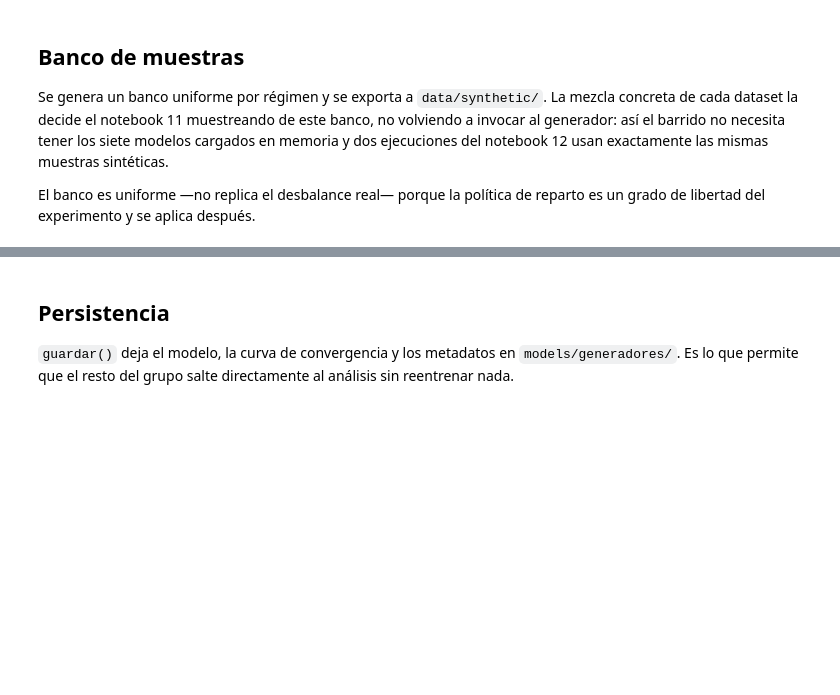
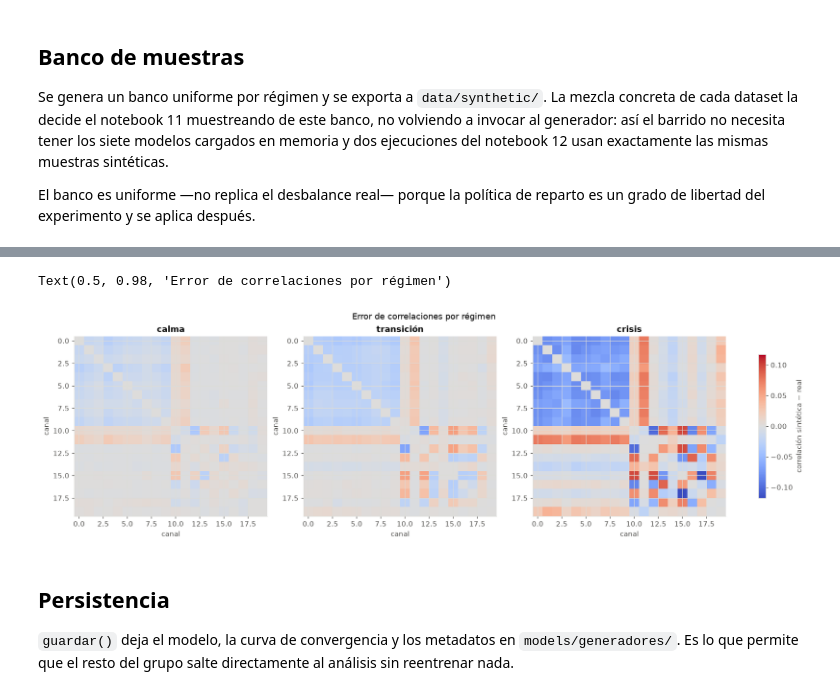
Before and after one commit to Romequinco/TALLER_GENERATIVOS, a Jupyter notebook: notebooks/05_gen_gaussiano.ipynb, the cells around one changed output, grey strips where cells are left out. Saved outputs shown, nothing was run; the diff lists cells and outputs as text; code cells hidden in the pictures; blank space fills up the shorter version.

```diff
--- a/notebooks/05_gen_gaussiano.ipynb
+++ b/notebooks/05_gen_gaussiano.ipynb
@@ -260,3 +331,60 @@ rango de valores: -8.94 · 9.47 (referencia real: -10.27 · 11.4 )
+# %%
+def correlacion_canales(bloque):
+    panel = bloque[:, : v.pasado * n_canales]
+    panel = panel.reshape(-1, n_canales)
+    return np.corrcoef(panel, rowvar=False)
+
+
+diferencias = []
+
+for k in range(n_regimenes):
+    reales_k = bloque_train[train.y_reg == k]
+    sinteticos_k = bloques_sint[y_sint == k]
+
+    corr_real = correlacion_canales(reales_k)
+    corr_sint = correlacion_canales(sinteticos_k)
+
+    diferencias.append(corr_sint - corr_real)
+
+
+limite = max(
+    0.05,
+    max(float(np.nanmax(np.abs(diferencia))) for diferencia in diferencias),
+)
+
+fig, ejes = plt.subplots(
+    1,
+    n_regimenes,
+    figsize=(15, 4.5),
+    constrained_layout=True,
+)
+
+nombres_regimen = ["calma", "transición", "crisis"]
+
+for k, (eje, diferencia) in enumerate(zip(ejes, diferencias)):
+    imagen = eje.imshow(
+        diferencia,
+        cmap="coolwarm",
+        vmin=-limite,
+        vmax=limite,
+        aspect="auto",
+    )
+
+    eje.set_title(nombres_regimen[k])
+    eje.set_xlabel("canal")
+    eje.set_ylabel("canal")
+
+fig.colorbar(
+    imagen,
+    ax=ejes,
+    shrink=0.8,
+    label="correlación sintética − real",
+)
+
+fig.suptitle("Error de correlaciones por régimen")
+# %% [output]
+Text(0.5, 0.98, 'Error de correlaciones por régimen')
+[figure, added]
 # %% [markdown]
 ## Persistencia
 
```
Also changed, not shown: parts of 9 cells of this notebook.
